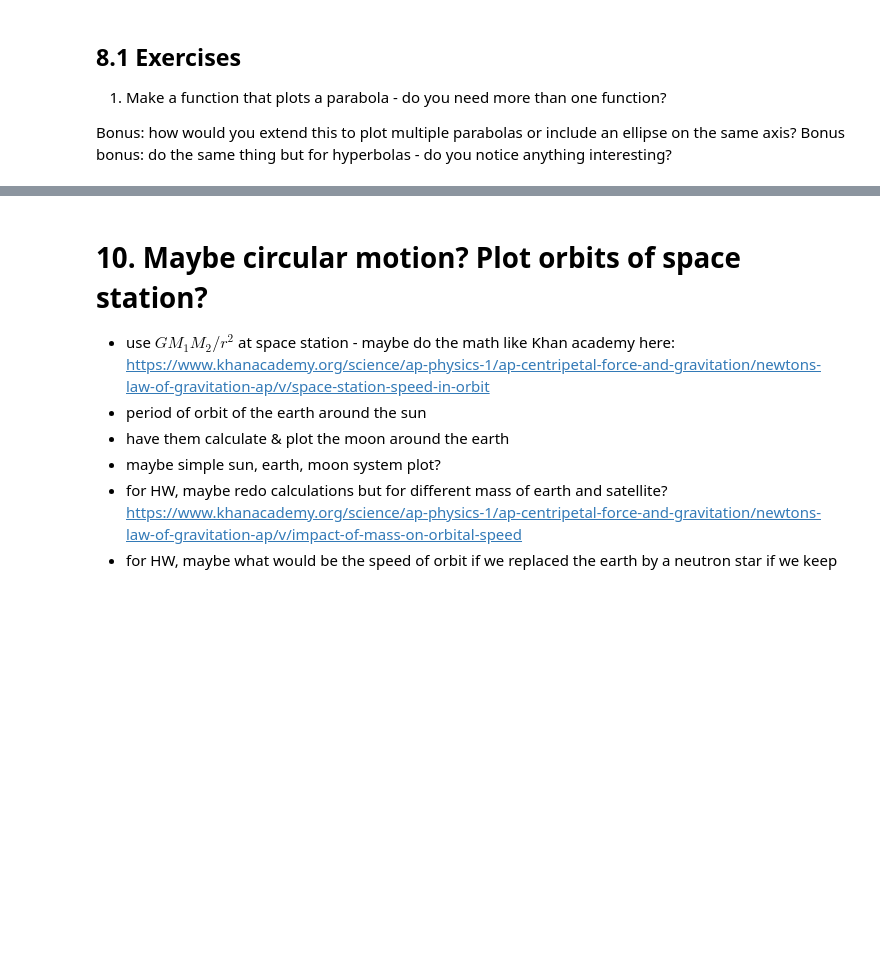
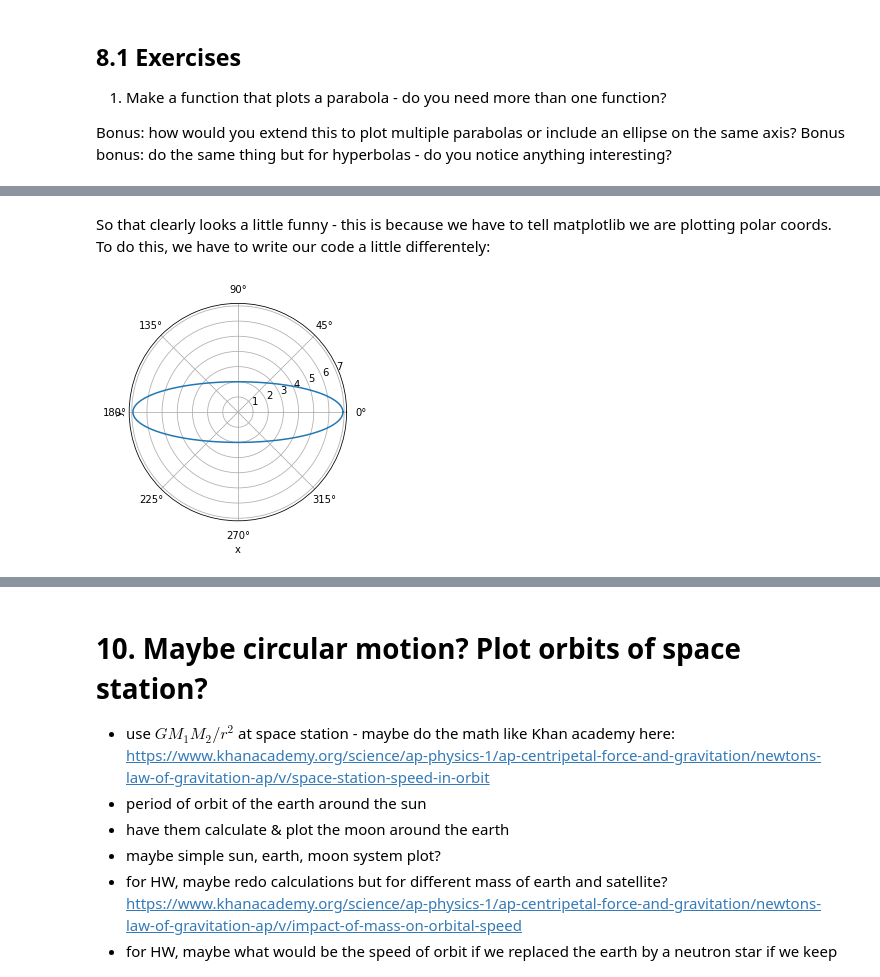
Before and after one commit to jnaiman/csci-p-14110, a Jupyter notebook: lesson01/_introToPython_notes_lesson01.ipynb, the cells around one changed output, grey strips where cells are left out. Cells and saved outputs as stored; diff of their text form; code cells hidden in the pictures; blank space fills up the shorter version.

```diff
--- a/lesson01/_introToPython_notes_lesson01.ipynb
+++ b/lesson01/_introToPython_notes_lesson01.ipynb
@@ -1024,0 +1054,17 @@ Bonus: how would you extend this to plot multiple parabolas or include an ellips
+# %% [markdown]
+So that clearly looks a little funny - this is because we have to tell matplotlib we are plotting polar coords.  To do this, we have to write our code a little differentely:
+# %%
+theta = np.arange(0, 2*np.pi, 0.001)
+
+ecc = np.sqrt(1-b**2/a**2)
+
+r = b/np.sqrt(1-ecc*(np.cos(theta))**2)
+
+# lets plot and make them the same color
+fig = plt.figure()
+ax = fig.add_subplot(111, projection='polar')
+ax.plot(theta, r)
+
+plt.show()
+# %% [output]
+[figure, added]
```
Also changed, not shown: parts of 8 cells of this notebook, 5 other files.
